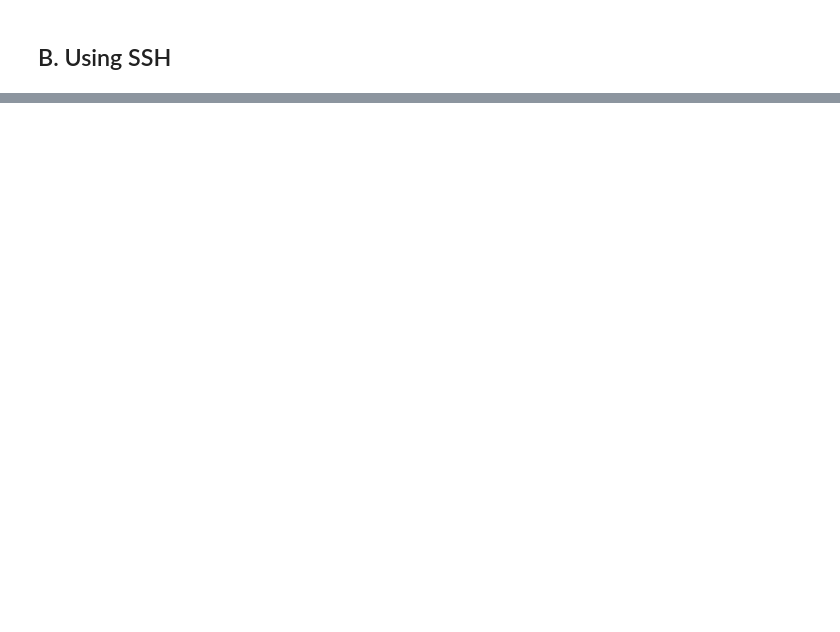
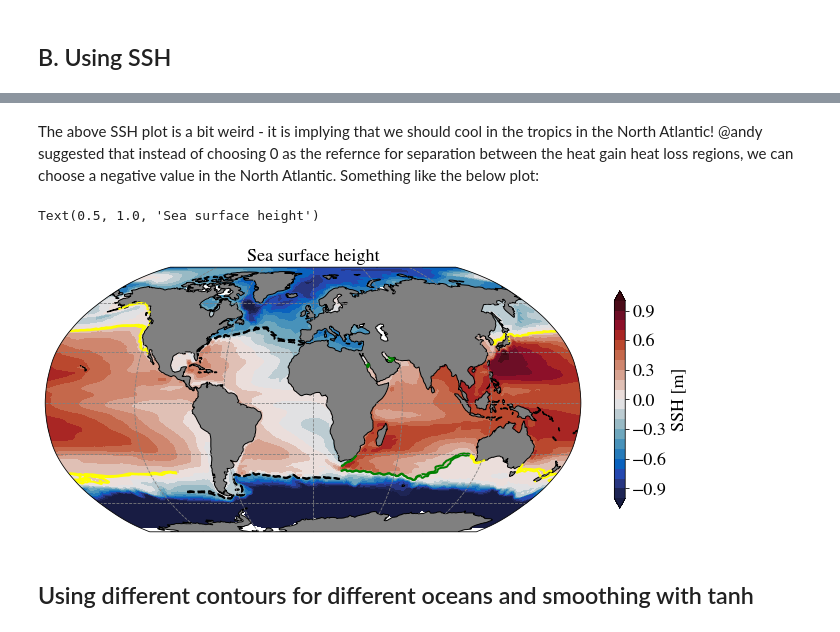
Before and after one commit to dhruvbhagtani/sfc-perturbation-expts, a Jupyter notebook: 025deg_flux_expts/SSH_or_streamfunction.ipynb, the cells around one changed output, grey strips where cells are left out. Saved outputs shown, nothing was run; the diff lists cells and outputs as text; code cells hidden in the pictures; blank space fills up the shorter version.

```diff
--- a/025deg_flux_expts/SSH_or_streamfunction.ipynb
+++ b/025deg_flux_expts/SSH_or_streamfunction.ipynb
@@ -136 +168,53 @@ plt.savefig('Figures/ssh.jpeg', bbox_inches = 'tight', dpi = 900, transparent=Tr
 [figure]
+# %% [markdown]
+The above SSH plot is a bit weird - it is implying that we should cool in the tropics in the North Atlantic!
+@andy suggested that instead of choosing 0 as the refernce for separation between the heat gain heat loss regions, we can choose a negative value in the North Atlantic. Something like the below plot:
+# %%
+SSH_atlantic = SSH.where(SSH.xt_ocean > -100)
+SSH_atlantic = SSH_atlantic.where(SSH.xt_ocean < 20)
+
+SSH_atlantic1 = SSH_atlantic.where(SSH.yt_ocean > 20)
+SSH_atlantic2 = SSH_atlantic.where(SSH.yt_ocean < 20)
+
+SSH_pacific = SSH.where(SSH.xt_ocean > -250)
+SSH_pacific = SSH_pacific.where(SSH.xt_ocean < -100)
+
+SSH_indian1 = SSH.where(SSH.xt_ocean > 20)
+SSH_indian2 = SSH.where(SSH.xt_ocean < -250)
+
+SSH_NA = SSH.where(SSH.xt_ocean > -100)
+# %%
+# Grid (used for plotting)
+geolon_c = xr.open_dataset('/g/data/ik11/grids/ocean_grid_025.nc').geolon_c
+geolat_t = xr.open_dataset('/g/data/ik11/grids/ocean_grid_025.nc').geolat_t
+
+# Define the levels for the contourf
+lvls = np.linspace(-1, 1, 21)
+
+fig = plt.figure(figsize = (12, 8))
+ax = fig.add_subplot(111, projection = ccrs.Robinson())
+
+# Add land features and gridlines
+ax.add_feature(cfeature.LAND, edgecolor = 'black', facecolor = 'gray', zorder = 2)
+ax.gridlines(color='grey', linestyle='--')
+
+ax.contour(geolon_c, geolat_t, SSH_atlantic1, colors = 'black', levels = [-0.31, -0.29], transform=ccrs.PlateCarree(), add_colorbar=False)
+ax.contour(geolon_c, geolat_t, SSH_atlantic2, colors = 'black', levels = [-0.31, -0.29], transform=ccrs.PlateCarree(), add_colorbar=False)
+ax.contour(geolon_c, geolat_t, SSH_pacific, colors = 'yellow', levels = [0.09, 0.11], transform=ccrs.PlateCarree(), add_colorbar=False)
+ax.contour(geolon_c, geolat_t, SSH_indian1, colors = 'green', levels = [0.09, 0.11], transform=ccrs.PlateCarree(), add_colorbar=False)
+ax.contour(geolon_c, geolat_t, SSH_indian2, colors = 'green', levels = [0.09, 0.11], transform=ccrs.PlateCarree(), add_colorbar=False)
+#ax.contour(geolon_c, geolat_t, SSH), colors = 'black', levels = [-0.05, 0.05], transform=ccrs.PlateCarree(), add_colorbar=False)
+# Plot the barotropic stream function
+cf = ax.contourf(geolon_c, geolat_t, SSH, levels = lvls, cmap = cm.cm.balance, extend = 'both',
+                 transform = ccrs.PlateCarree())
+
+# Add a colorbar
+cbar = fig.colorbar(cf, ax = ax, orientation = 'vertical', shrink = 0.5)
+cbar.set_label('SSH [m]', size = 18)
+ax.set_title('Sea surface height', size = 18)
+#plt.savefig('Figures/ssh.jpeg', bbox_inches = 'tight', dpi = 900, transparent=True)
+# %% [output]
+Text(0.5, 1.0, 'Sea surface height')
+[figure, added]
+# %% [markdown]
+## Using different contours for different oceans and smoothing with tanh
```
Also changed, not shown: parts of 40 cells of this notebook.
